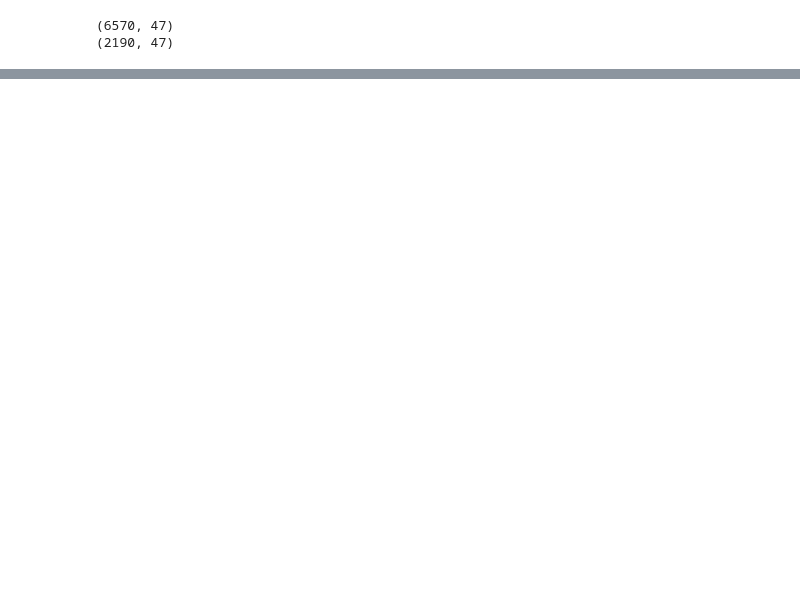
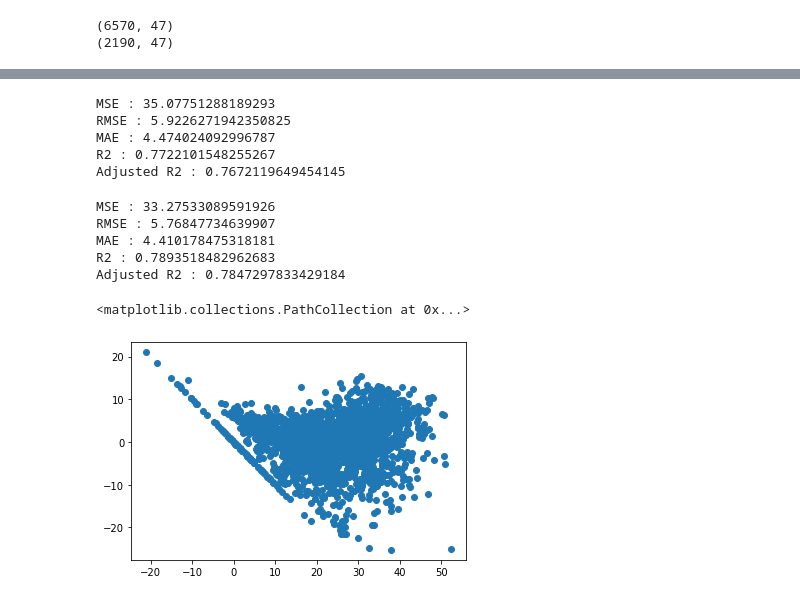
Before and after one commit to sanjaykhadanga/Capstone-Project---Two, a Jupyter notebook: Bike_Sharing_Demand_Prediction(sanjay)_Capstone_Project.ipynb, the cells around one changed output, grey strips where cells are left out. Cells and saved outputs as stored; diff of their text form; code cells hidden in the pictures; blank space fills up the shorter version.

```diff
--- a/Bike_Sharing_Demand_Prediction(sanjay)_Capstone_Project.ipynb
+++ b/Bike_Sharing_Demand_Prediction(sanjay)_Capstone_Project.ipynb
@@ -916,6 +878,0 @@ plt.show()
-# %%
-from sklearn.linear_model import Ridge
-ridge = Ridge()
-parameters = {'alpha': [1e-15,1e-10,1e-8,1e-5,1e-4,1e-3,1e-2,1,5,10,20,30,40,45,50,55,60,100]}
-ridge_regressor = GridSearchCV(ridge, parameters, scoring='neg_mean_squared_error', cv=5)
-ridge_regressor.fit(X_train,y_train)
@@ -976,7 +878,0 @@ print(lasso.score(X_test, y_test), lasso.score(X_train, y_train))
-# %%
-### Cross validation
-from sklearn.model_selection import GridSearchCV
-lasso = Lasso()
-parameters = {'alpha': [1e-15,1e-13,1e-10,1e-8,1e-5,1e-4,1e-3,1e-2,1e-1,1,5,10,20,30,40,45,50,55,60,100,0.0014]}
-lasso_regressor = GridSearchCV(lasso, parameters, scoring='neg_mean_squared_error', cv=5)
-lasso_regressor.fit(X_train, y_train)
@@ -1040,7 +878,0 @@ Text(0, 0.5, 'Predicted')
-# %%
-#Import the Decision Tree Regressor
-from sklearn.tree import DecisionTreeRegressor
-#Create a decision tree regressor object  from DecisionTreeRegressor class
-DtReg = DecisionTreeRegressor(random_state = 0)
-#Fit the decision tree regressor with training data represented by X_train and y_train
-DtReg.fit(X_train, y_train)
@@ -1176,0 +922,4 @@ Text(0, 0.5, 'Predicted')
+# %%
+#get the X_train and X-test value
+y_pred_train=reg.predict(X_train)
+y_pred_test=reg.predict(X_test)
@@ -1176,0 +957,54 @@ Text(0, 0.5, 'Predicted')
+# %%
+#import the packages
+from sklearn.metrics import mean_squared_error
+MSE= mean_squared_error((y_train), (y_pred_train))
+print("MSE :",MSE)
+
+RMSE=np.sqrt(MSE)
+print("RMSE :",RMSE)
+
+
+MAE= mean_absolute_error(y_train, y_pred_train)
+print("MAE :",MAE)
+
+
+from sklearn.metrics import r2_score
+r2= r2_score(y_train, y_pred_train)
+print("R2 :",r2)
+print("Adjusted R2 :",1-(1-r2_score(y_train, y_pred_train))*((X_test.shape[0]-1)/(X_test.shape[0]-X_test.shape[1]-1)) )
+# %% [output]
+MSE : 35.07751288189293
+RMSE : 5.9226271942350825
+MAE : 4.474024092996787
+R2 : 0.7722101548255267
+Adjusted R2 : 0.7672119649454145
+# %%
+#import the packages
+from sklearn.metrics import mean_squared_error
+MSE= mean_squared_error(y_test, y_pred_test)
+print("MSE :",MSE)
+
+RMSE=np.sqrt(MSE)
+print("RMSE :",RMSE)
+
+
+MAE= mean_absolute_error(y_test, y_pred_test)
+print("MAE :",MAE)
+
+
+from sklearn.metrics import r2_score
+r2= r2_score((y_test), (y_pred_test))
+print("R2 :",r2)
+print("Adjusted R2 :",1-(1-r2_score((y_test), (y_pred_test)))*((X_test.shape[0]-1)/(X_test.shape[0]-X_test.shape[1]-1)) )
+# %% [output]
+MSE : 33.27533089591926
+RMSE : 5.76847734639907
+MAE : 4.410178475318181
+R2 : 0.7893518482962683
+Adjusted R2 : 0.7847297833429184
+# %%
+### Heteroscadacity
+plt.scatter((y_pred_test),(y_test)-(y_pred_test))
+# %% [output]
+<matplotlib.collections.PathCollection at 0x...>
+[figure, added]
```
Also changed, not shown: parts of 140 cells of this notebook.
